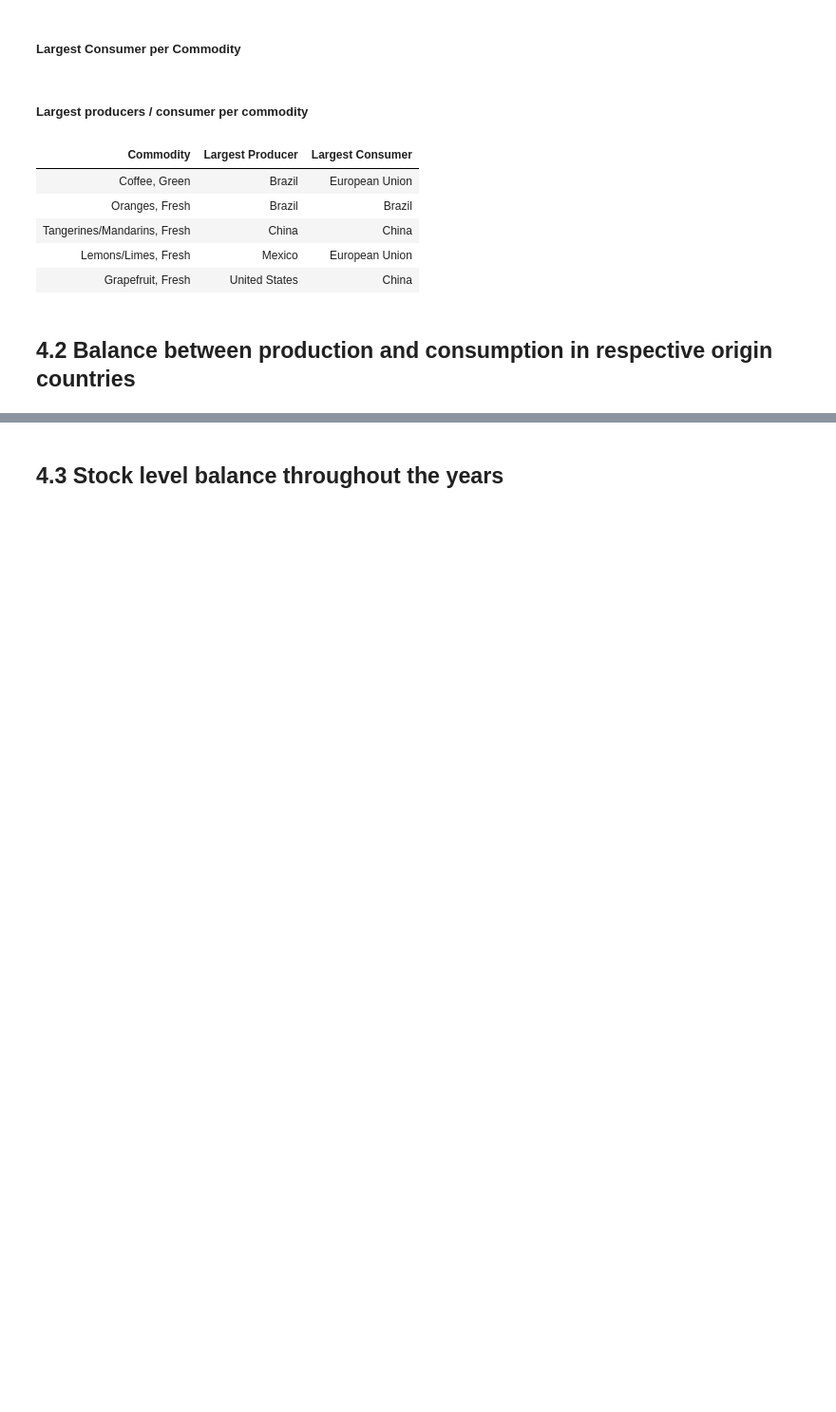
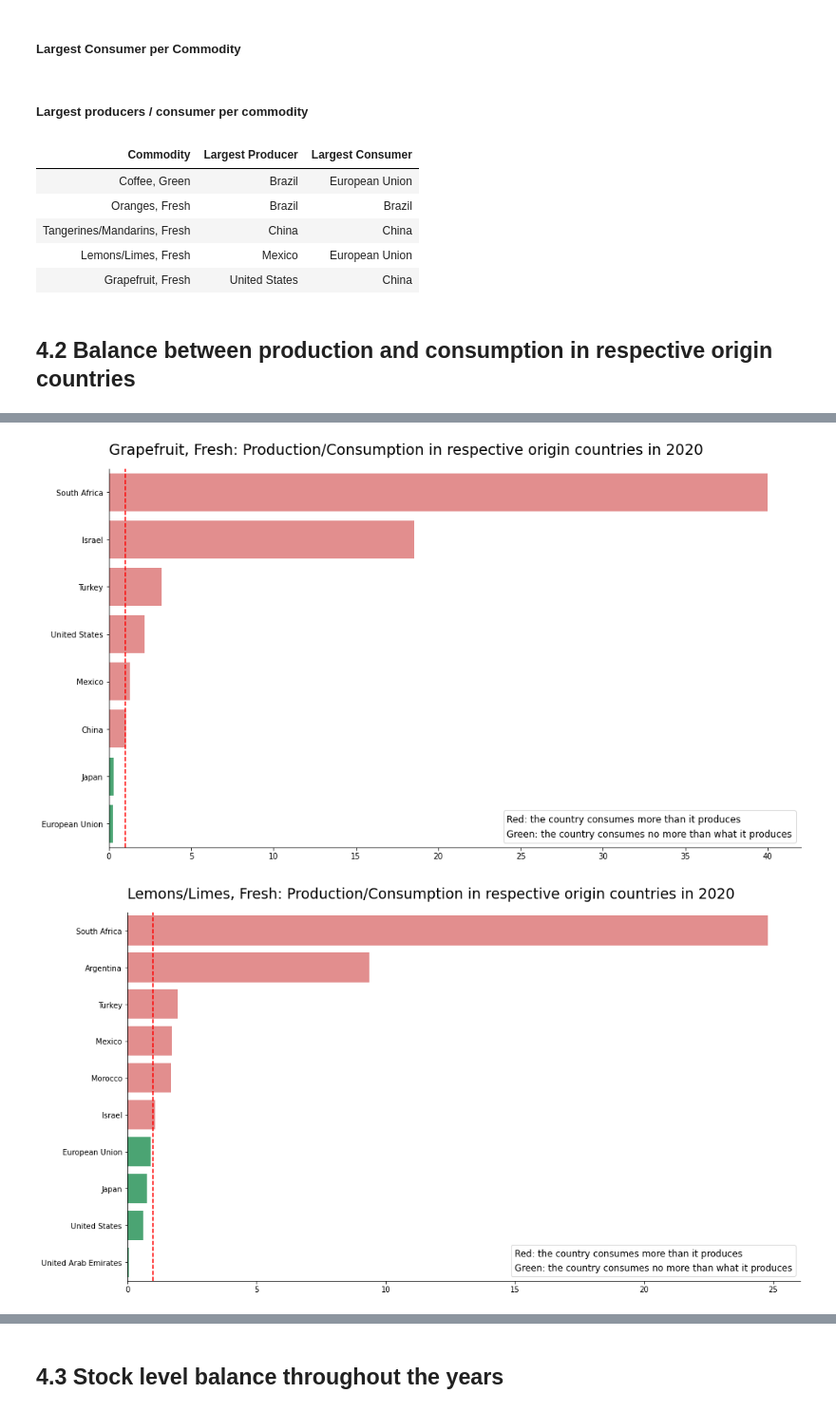
Before and after one commit to gabrielatrindade/commodities_analysis, a Jupyter notebook: 5_commodities_visualization.ipynb, the cells around one changed output, grey strips where cells are left out. Shown at 95% size. Drawn from its saved outputs; the diff is of its cells as text; code cells hidden in the pictures; blank space fills up the shorter version.

Commit message:
Visualization: Refactoring 'Balance between production and consumption' code and Improving graphs.

```diff
--- a/5_commodities_visualization.ipynb
+++ b/5_commodities_visualization.ipynb
@@ -196,11 +232,11 @@ commodities_production_2020 = \
 commodities_consumption_2020 = \
     filter_by_values(commodities_consumption, 'Market_Year', [2020])
 # %%
-production_consumption_per_country = \
+production_consumption_per_country_2020 = \
     get_production_consumption_from_producers(df_production=commodities_production_2020,
                                               df_consumption=commodities_consumption_2020)
 
-production_consumption_per_country['Prod/Cons'] = \
+production_consumption_per_country_2020['Prod_Cons'] = \
     calculate_production_consumption_balance(production_consumption_per_country)
 
-production_consumption_per_country.tail(25)
+# production_consumption_per_country.head(50)
@@ -226,30 +242,0 @@ production_consumption_per_country.tail(25)
-# %%
-for commodity in commodities_to_explore[:-1]:
-
-    data = (production_consumption_per_country
-                .loc[commodity]
-                .copy()
-                .reset_index()
-                .sort_values('Prod/Cons', ascending=False))
-
-    plt.figure(figsize=(15,7))
-
-    sns.barplot(data=data, x='Country_Name', y='Prod/Cons',
-                palette=["mediumseagreen" if x<=1.0 else 'lightcoral' for x in data['Prod/Cons']])
-
-    sns.despine()
-
-    plt.xticks(rotation=35)
-    plt.xlabel('')
-    plt.ylabel('')
-    plt.title("Production/Consumption in 2020: "+commodity, fontsize=16, pad=50)
-    plt.axhline(y=1, color='red', linestyle='--')
-
-    plt.legend(['Red: the country consumes more than it produces',
-                'Green: the country consumes no more than what it produces'],
-               handlelength=0, handletextpad=0)
-
-    plt.show();
-
-
-# separar em dois gráficos: países que consomem mais do que produzem vs países que produzem mais do que consomem
@@ -260,0 +243,10 @@ for commodity in commodities_to_explore[:-1]:
+# %%
+for commodity in commodities_to_explore:
+
+    data = (filter_by_index(production_consumption_per_country_2020, commodity)
+                .sort_values('Prod_Cons', ascending=False))
+
+    plot_production_consumption_balance(data, commodity, 2020)
+# %% [output]
+[figure, added]
+[figure, added]
```
Also changed, not shown: parts of 6 cells of this notebook.
